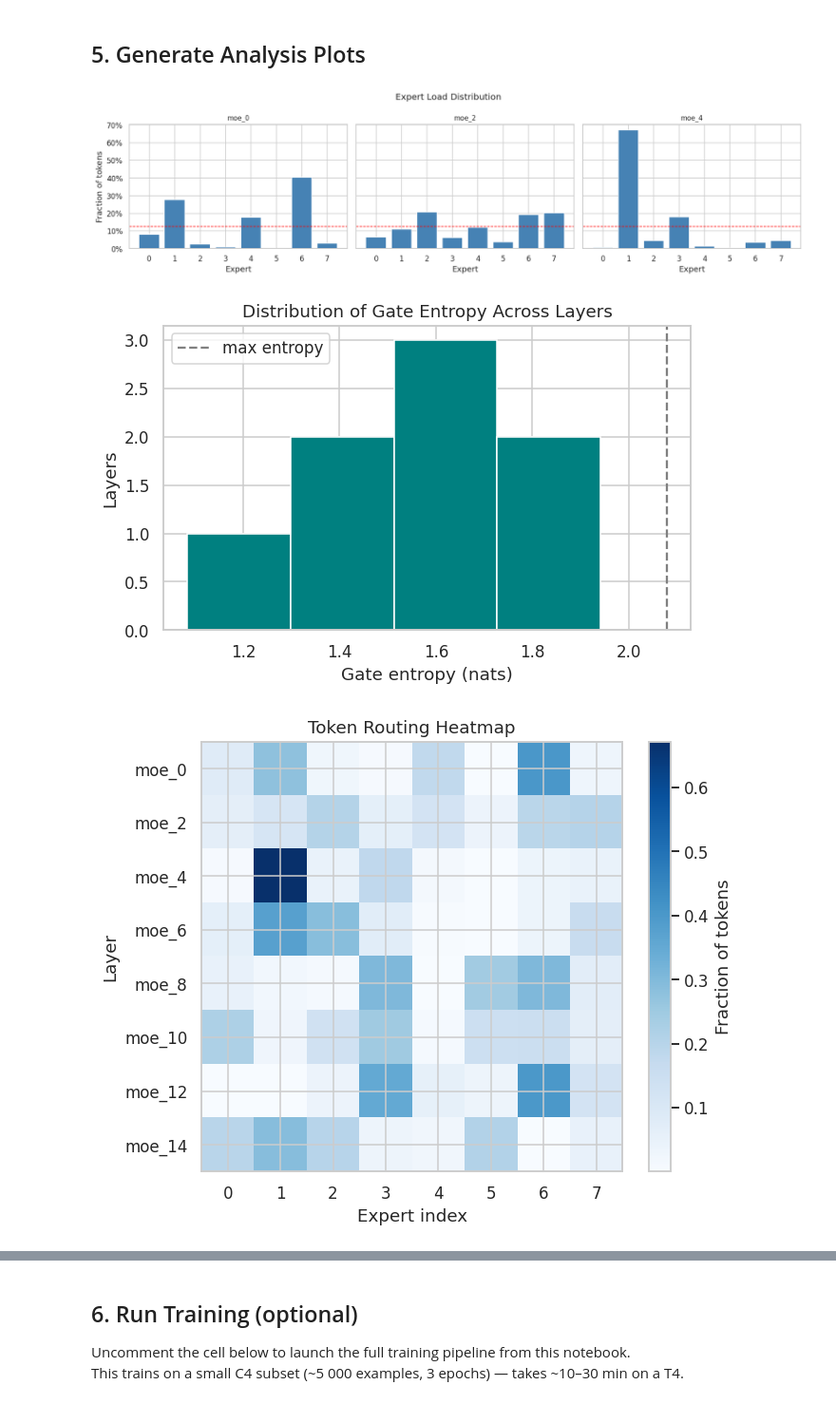
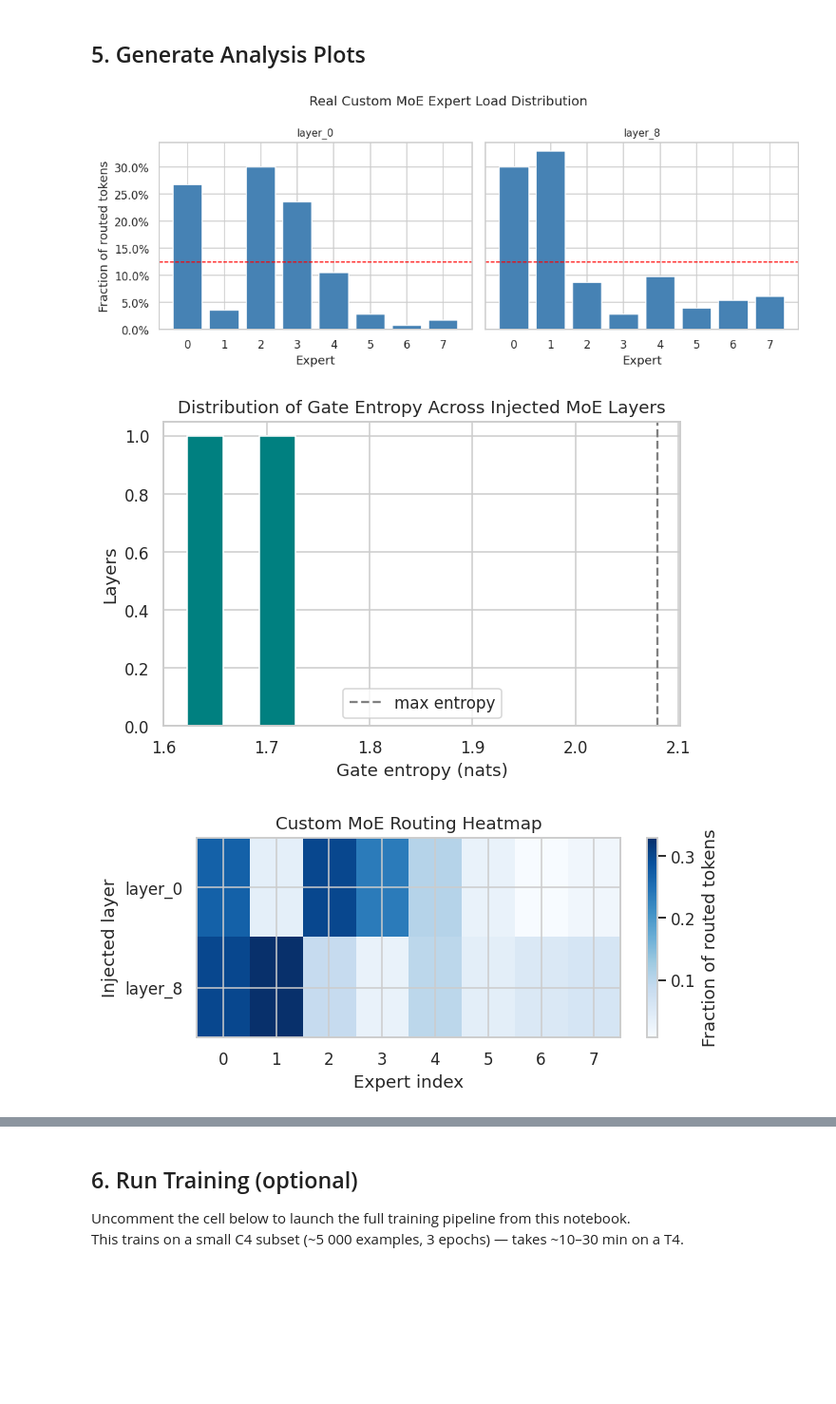
Before and after one commit to michelaricciardicelsi/ACDL2026-Multimodal-MoE, a Jupyter notebook: notebooks/demo.ipynb, the cells around one changed output, grey strips where cells are left out. Shown at 95% size. Saved outputs shown, nothing was run; the diff lists cells and outputs as text; code cells hidden in the pictures; blank space fills up the shorter version.

Commit message:
update changes top-2 experts

```diff
--- a/notebooks/demo.ipynb
+++ b/notebooks/demo.ipynb
@@ -521,18 +618,20 @@ model = MultimodalMoEModel(
     top_k           = 2,
     capacity_factor = 1.25,
     aux_loss_weight = 0.01,
-    replace_layers  = [],        # no custom MoE injection to fit in T4 VRAM
+    replace_layers  = [0,8],       # keep demo-safe on T4: activate one custom MoE layer
     freeze_encoders = True,
     torch_dtype     = dtype,
 )
 model.audio_encoder.to(CPU, dtype=dtype)
 model.vision_encoder.to(CPU, dtype=dtype)
 model.fusion.to(DEVICE, dtype=dtype)
+model.moe_layers.to(DEVICE, dtype=dtype)
 
 trainable = sum(p.numel() for p in model.parameters() if p.requires_grad)
 total     = sum(p.numel() for p in model.parameters())
 print(f'\nModel ready')
-print(f'  Trainable params : {trainable/1e6:.1f} M')
-print(f'  Total params     : {total/1e6:.1f} M')
-print(f'  GPU allocated    : {torch.cuda.memory_allocated(0)/1e9:.2f} GB')
+print(f'  Custom MoE layers : {list(model.moe_layers.keys())}')
+print(f'  Trainable params  : {trainable/1e6:.1f} M')
+print(f'  Total params      : {total/1e6:.1f} M')
+print(f'  GPU allocated     : {torch.cuda.memory_allocated(0)/1e9:.2f} GB')
 # %% [output]
@@ -671,57 +873,62 @@ moe_14             1.6800        37.5%  ███░░█░░
 # %%
 %matplotlib inline
 import matplotlib.pyplot as plt
 import matplotlib.ticker as mticker
 import numpy as np
 
-# routing_stats is populated by the routing stats cell above
 stats = routing_stats
 layer_names = list(stats.keys())
-expert_util  = np.array([s['utilization'] for s in stats.values()])  # (L, E)
-entropies    = np.array([s['entropy']     for s in stats.values()])
-inactives    = np.array([s['inactive_pct'] for s in stats.values()])
+expert_util = np.array([np.array(s['expert_utilization']) for s in stats.values()])
+entropies = np.array([s['gate_entropy'] for s in stats.values()])
+inactives = np.array([s['pct_inactive_experts'] for s in stats.values()])
 
-# ---- Expert load (first 3 layers) ----
+# ---- Expert load ----
 n_show = min(3, len(layer_names))
 fig, axes = plt.subplots(1, n_show, figsize=(5 * n_show, 4), sharey=True)
-if n_show == 1: axes = [axes]
+if n_show == 1:
+    axes = [axes]
 for ax, lname in zip(axes, layer_names[:n_show]):
-    util = stats[lname]['utilization']
+    util = np.array(stats[lname]['expert_utilization'])
     ax.bar(range(len(util)), util, color='steelblue', edgecolor='white')
-    ax.axhline(1/len(util), ls='--', color='red', lw=1, label='uniform')
+    ax.axhline(1 / len(util), ls='--', color='red', lw=1, label='uniform')
     ax.set_title(lname, fontsize=10)
-    ax.set_xlabel('Expert'); ax.set_xticks(range(len(util)))
+    ax.set_xlabel('Expert')
+    ax.set_xticks(range(len(util)))
     ax.yaxis.set_major_formatter(mticker.PercentFormatter(xmax=1))
-axes[0].set_ylabel('Fraction of tokens')
-plt.suptitle('Expert Load Distribution', fontsize=13)
+axes[0].set_ylabel('Fraction of routed tokens')
+plt.suptitle('Real Custom MoE Expert Load Distribution', fontsize=13)
 plt.tight_layout()
 plt.show()
 
 # ---- Gate entropy histogram ----
 fig, ax = plt.subplots(figsize=(6, 4))
-ax.hist(entropies, bins=max(3, len(layer_names)//2), color='teal', edgecolor='white')
+ax.hist(entropies, bins=max(3, len(layer_names) // 2), color='teal', edgecolor='white')
 ax.axvline(np.log(expert_util.shape[1]), ls='--', color='gray', label='max entropy')
-ax.set_xlabel('Gate entropy (nats)'); ax.set_ylabel('Layers')
-ax.set_title('Distribution of Gate Entropy Across Layers')
-ax.legend(); plt.tight_layout(); plt.show()
+ax.set_xlabel('Gate entropy (nats)')
+ax.set_ylabel('Layers')
+ax.set_title('Distribution of Gate Entropy Across Injected MoE Layers')
+ax.legend()
+plt.tight_layout()
+plt.show()
 
 # ---- Routing heatmap ----
-fig, ax = plt.subplots(figsize=(max(6, expert_util.shape[1]*0.8),
-                                max(3, len(layer_names)*0.65)))
+fig, ax = plt.subplots(figsize=(max(6, expert_util.shape[1] * 0.8), max(3, len(layer_names) * 0.65)))
 im = ax.imshow(expert_util, aspect='auto', cmap='Blues')
-plt.colorbar(im, ax=ax, label='Fraction of tokens')
-ax.set_xlabel('Expert index'); ax.set_ylabel('Layer')
+plt.colorbar(im, ax=ax, label='Fraction of routed tokens')
+ax.set_xlabel('Expert index')
+ax.set_ylabel('Injected layer')
 ax.set_xticks(range(expert_util.shape[1]))
 ax.set_yticks(range(len(layer_names)))
 ax.set_yticklabels(layer_names)
-ax.set_title('Token Routing Heatmap')
-plt.tight_layout(); plt.show()
+ax.set_title('Custom MoE Routing Heatmap')
+plt.tight_layout()
+plt.show()
 
 print('Plots generated ✓')
 # %% [output]
-[figure, old version]
+[figure, new version]
-[figure, old version]
+[figure, new version]
-[figure, old version]
+[figure, new version]
 Plots generated ✓
 # %%
 # ── Cell 9: Download plots to your local machine (Colab only) ─────────────
```
Also changed, not shown: parts of 8 cells of this notebook, 2 other files.
